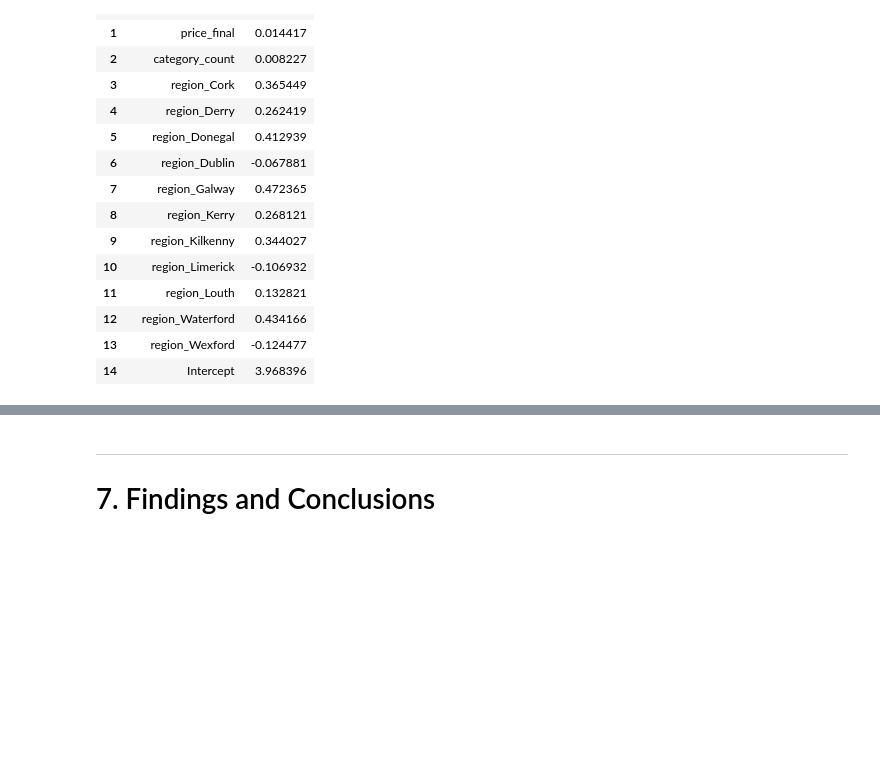
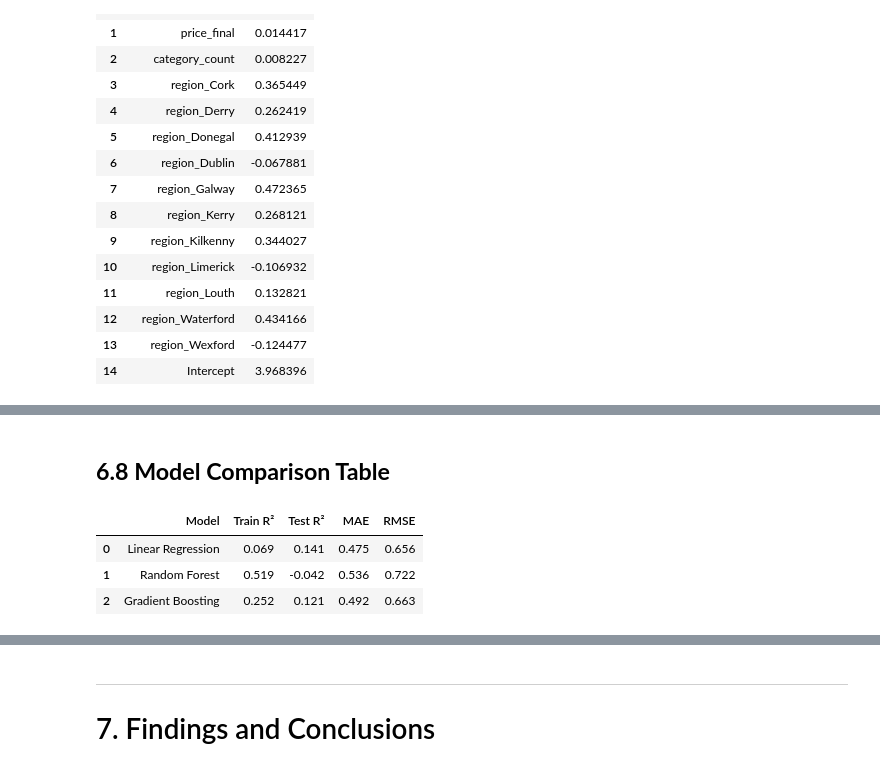
Before and after one commit to vialsiu/irish-bakery-data-science-project, a Jupyter notebook: notebooks/DataAnalysis.ipynb, the cells around one changed output, grey strips where cells are left out. Cells and saved outputs as stored; diff of their text form; code cells hidden in the pictures; blank space fills up the shorter version.

```diff
--- a/notebooks/DataAnalysis.ipynb
+++ b/notebooks/DataAnalysis.ipynb
@@ -2484,0 +2710,21 @@ RMSE:     0.656
+# %% [markdown]
+## **6.8 Model Comparison Table**
+# %%
+# MODEL COMPARISON TABLE
+
+# Collect all model metrics
+comparison = pd.DataFrame({
+    "Model": ["Linear Regression", "Random Forest", "Gradient Boosting"],
+    "Train R²": [r2_train, rf_r2_train, gb_r2_train],
+    "Test R²": [r2_test, rf_r2_test, gb_r2_test],
+    "MAE": [mae, rf_mae, gb_mae],
+    "RMSE": [rmse, rf_rmse, gb_rmse]
+})
+
+comparison = comparison.round(3)
+comparison
+# %% [output]
+|  | Model | Train R² | Test R² | MAE | RMSE |
+| 0 | Linear Regression | 0.069 | 0.141 | 0.475 | 0.656 |
+| 1 | Random Forest | 0.519 | -0.042 | 0.536 | 0.722 |
+| 2 | Gradient Boosting | 0.252 | 0.121 | 0.492 | 0.663 |
```
Also changed, not shown: parts of 14 cells of this notebook.
